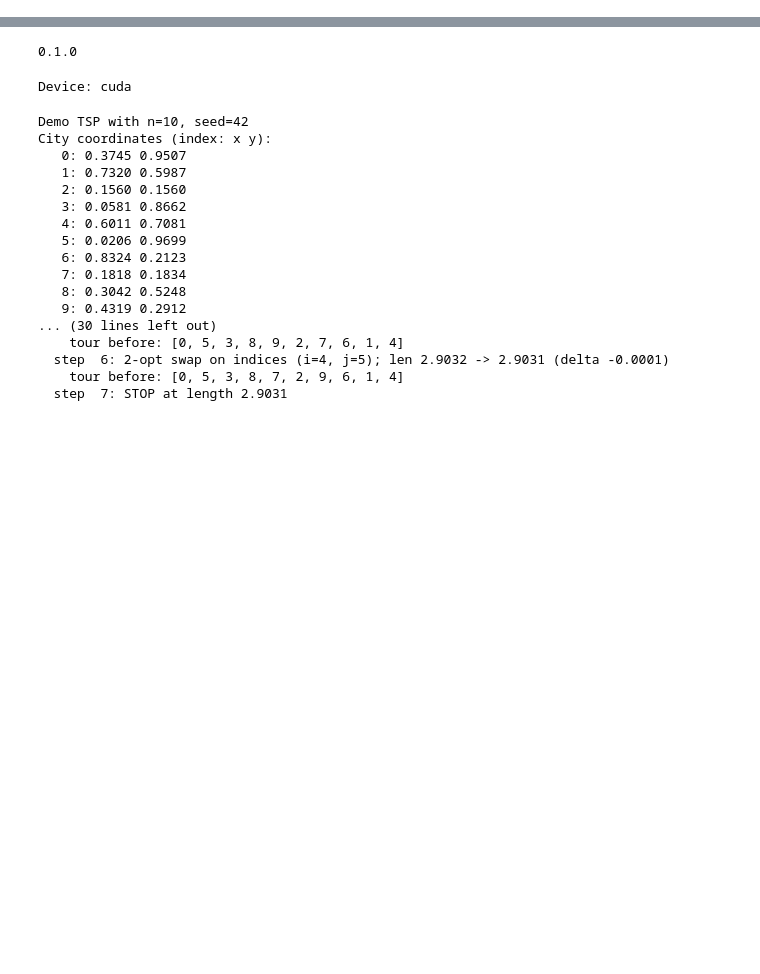
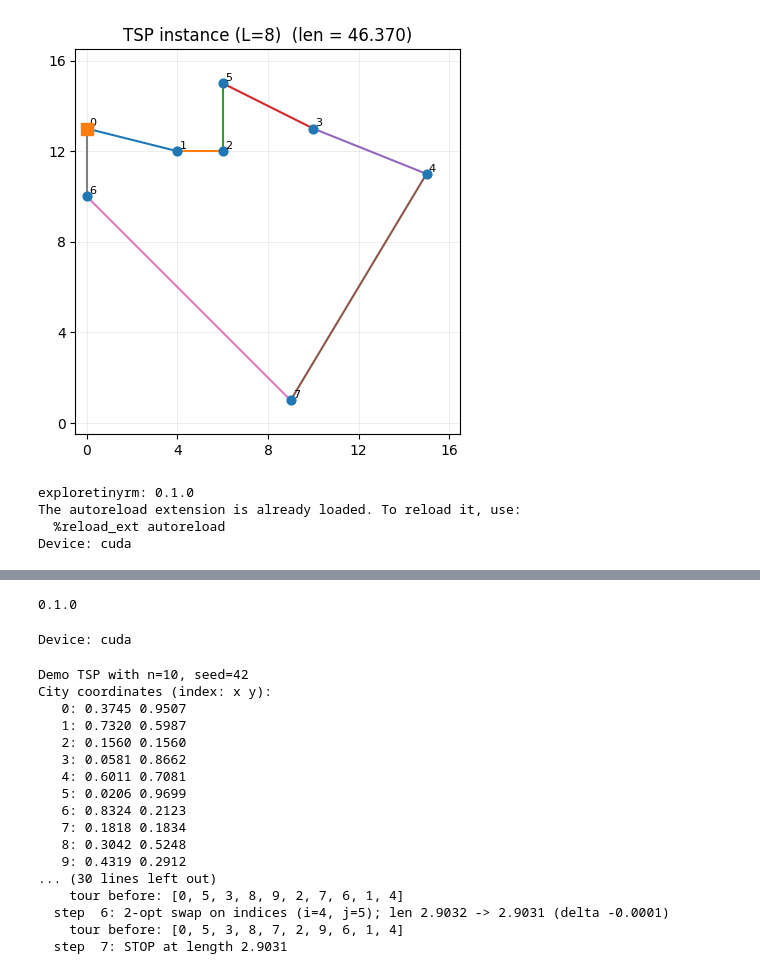
Before and after one commit to mantzaris/ExploreTinyRM, a Jupyter notebook: Alex/TSP.ipynb, the cells around one changed output, grey strips where cells are left out. Drawn from its saved outputs; the diff is of its cells as text; code cells hidden in the pictures; blank space fills up the shorter version.

```diff
--- a/Alex/TSP.ipynb
+++ b/Alex/TSP.ipynb
@@ -0,0 +399,52 @@
+# %%
+x_val, y_val = next(iter(val_loader))
+_ = plot_tsp_instance_from_tokens(
+    x_val[0], y_val[0], cfg.grid_size,
+    annotate=True,
+    title=f"TSP instance (L={cfg.n_cities})"
+)
+plt.show()
+# %% [output]
+[figure, added]
+# %%
+import exploretinyrm as m
+print("exploretinyrm:", m.__version__)
+
+%load_ext autoreload
+%autoreload 2
+
+import os, math, random, sys
+from dataclasses import dataclass
+from typing import Tuple
+
+import numpy as np
+import torch
+import torch.nn.functional as F
+from torch import nn
+from torch.utils.data import DataLoader
+
+# Make sure TRM is on path if your repo uses a local src/ layout
+sys.path.append("src")
+
+from exploretinyrm.trm import TRM, TRMConfig
+
+# TSP data utilities you created
+from tsp_data import (
+    TSPConfig, get_tsp_loaders,
+    decode_coords, distance_matrix, tour_length_from_successors,
+    path_from_successors
+)
+
+def set_seed(seed: int = 123):
+    random.seed(seed); np.random.seed(seed); torch.manual_seed(seed)
+    if torch.cuda.is_available():
+        torch.cuda.manual_seed_all(seed)
+
+set_seed(123)
+device = torch.device("cuda" if torch.cuda.is_available() else "cpu")
+print("Device:", device)
+# %% [output]
+exploretinyrm: 0.1.0
+The autoreload extension is already loaded. To reload it, use:
+  %reload_ext autoreload
+Device: cuda
```
Also changed, not shown: parts of 16 cells of this notebook, 1 other file.
